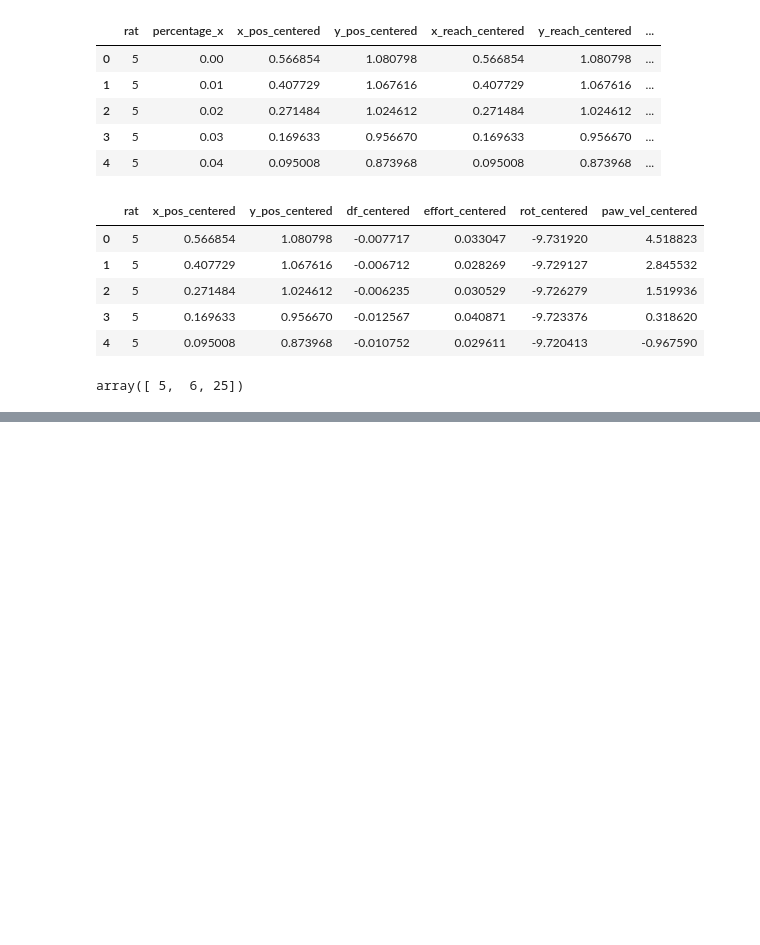
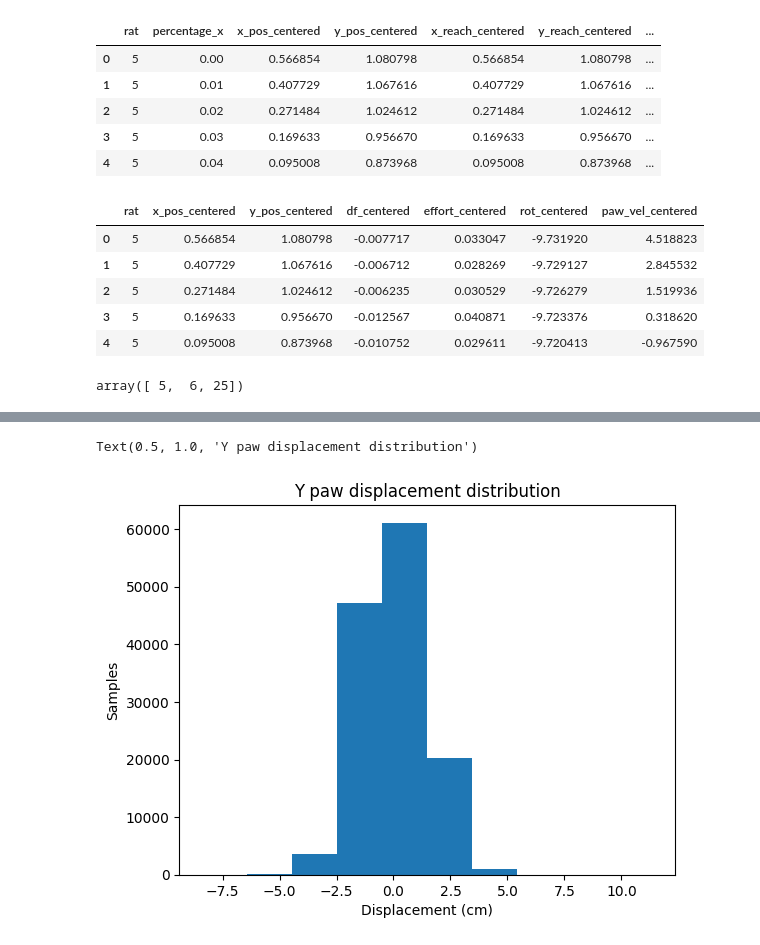
Before and after one commit to Audrey-White324/ista-421-final-project, a Jupyter notebook: white_data_exploration.ipynb, the cells around one changed output, grey strips where cells are left out. Cells and saved outputs as stored; diff of their text form; code cells hidden in the pictures; blank space fills up the shorter version.

```diff
--- a/white_data_exploration.ipynb
+++ b/white_data_exploration.ipynb
@@ -39,0 +71,8 @@ data['rat25'] = rat25.astype(int)
+# %%
+plt.hist(encode_data['y_pos_centered'])
+plt.xlabel("Displacement (cm)")
+plt.ylabel('Samples')
+plt.title("Y paw displacement distribution")
+# %% [output]
+Text(0.5, 1.0, 'Y paw displacement distribution')
+[figure, added]
```
Also changed, not shown: parts of 10 cells of this notebook.
